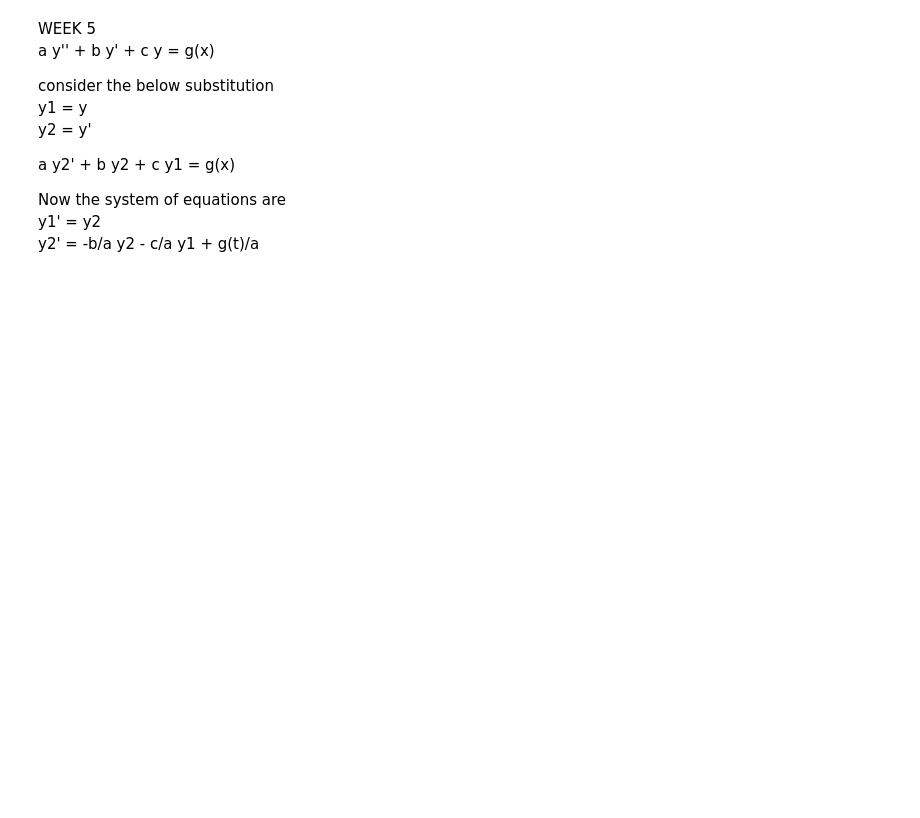
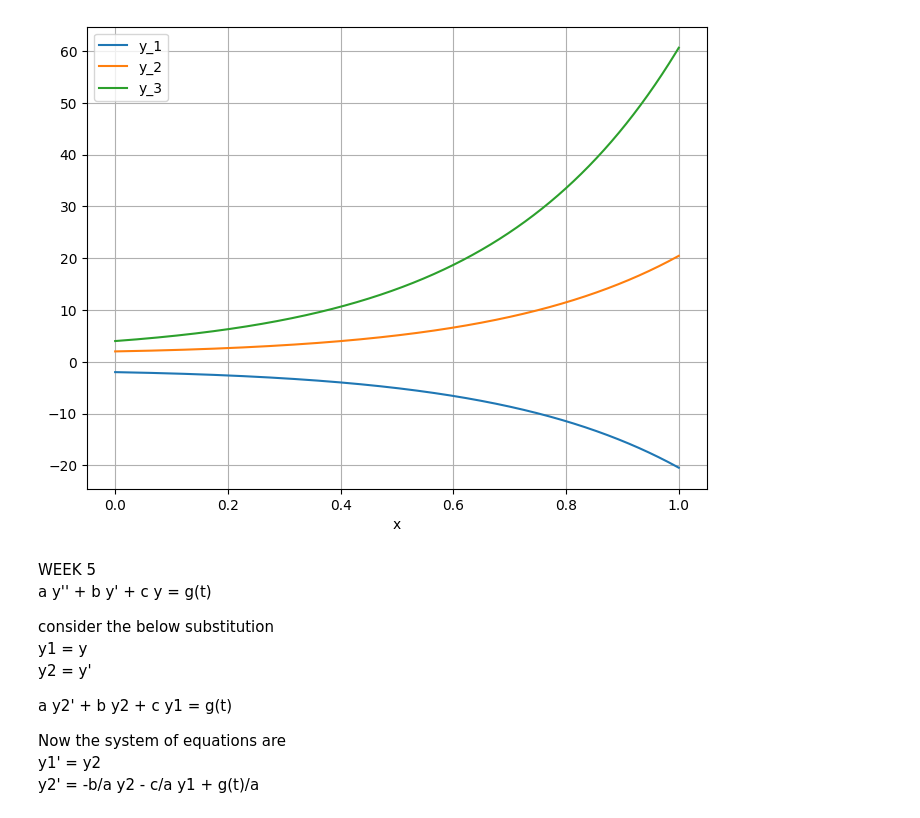
Before and after one commit to himanshutg/ODE_Project, a Jupyter notebook: week2.ipynb, the cells around one changed output. Saved outputs shown, nothing was run; the diff lists cells and outputs as text; code cells hidden in the pictures; blank space fills up the shorter version.

```diff
--- a/week2.ipynb
+++ b/week2.ipynb
@@ -84,24 +84,26 @@ def equation_solver(x0, x1, num_points, Y0, N):
 # %%
-# num_points = 10000
-# x_array = np.linspace(x0, x1, num_points + 1)
-# y_array = equation_solver(x0, x1, num_points, Y0, N)
-# plt.figure(figsize=(8, 6))
-# for i in range(N):
-#     plt.plot(x_array, y_array[i], label=f'y_{i + 1}')
-# plt.xlabel('x')
-# plt.legend()
-# plt.grid(True)
-# plt.savefig('Report\\save.png')
-# plt.show()
+num_points = 10000
+x_array = np.linspace(x0, x1, num_points + 1)
+y_array = equation_solver(x0, x1, num_points, Y0, N)
+plt.figure(figsize=(8, 6))
+for i in range(N):
+    plt.plot(x_array, y_array[i], label=f'y_{i + 1}')
+plt.xlabel('x')
+plt.legend()
+plt.grid(True)
+plt.savefig('Report\\save.png')
+plt.show()
+# %% [output]
+[figure, added]
 # %% [markdown]
 WEEK 5
-a y'' + b y' + c y = g(x)
+a y'' + b y' + c y = g(t)
 
 consider the below substitution
 y1 = y
 y2 = y'
 
-a y2' + b y2 + c y1 = g(x)
+a y2' + b y2 + c y1 = g(t)
 
 Now the system of equations are
 y1' = y2
```
Also changed, not shown: parts of 10 cells of this notebook, 12 other files.
